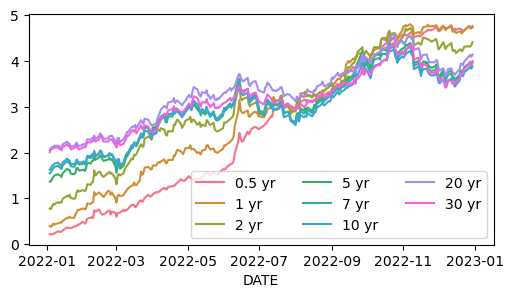
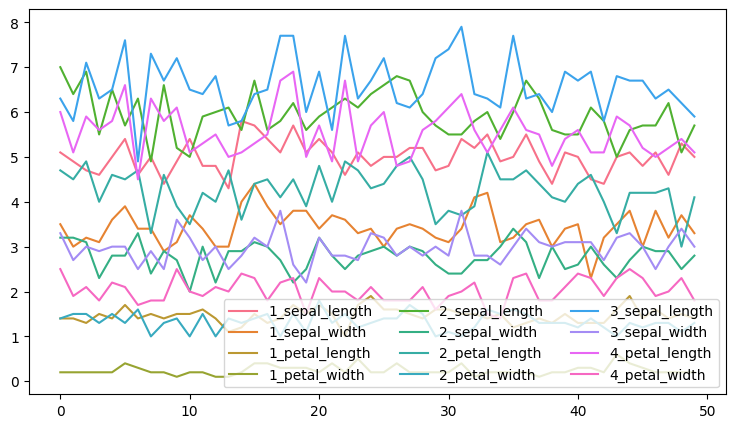
Unified diff of the notebook cell whose output changed from the first chart to the second:
--- before
+++ after
@@ -1,5 +1,5 @@
-# 绘制利率走势
-fig, ax = plt.subplots(figsize = (6,3))
-sns.lineplot(df,markers=False,dashes=False,
+# 绘制走势
+fig, ax = plt.subplots(figsize = (9,5))
+sns.lineplot(new_X_df,markers=False,dashes=False,
              palette = "husl",ax = ax)
 ax.legend(loc='lower right',ncol=3)

Commit: 05031915